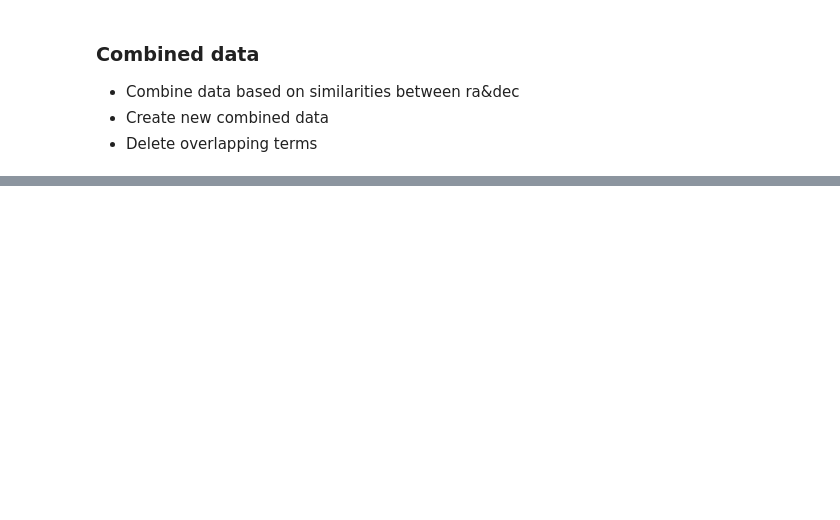
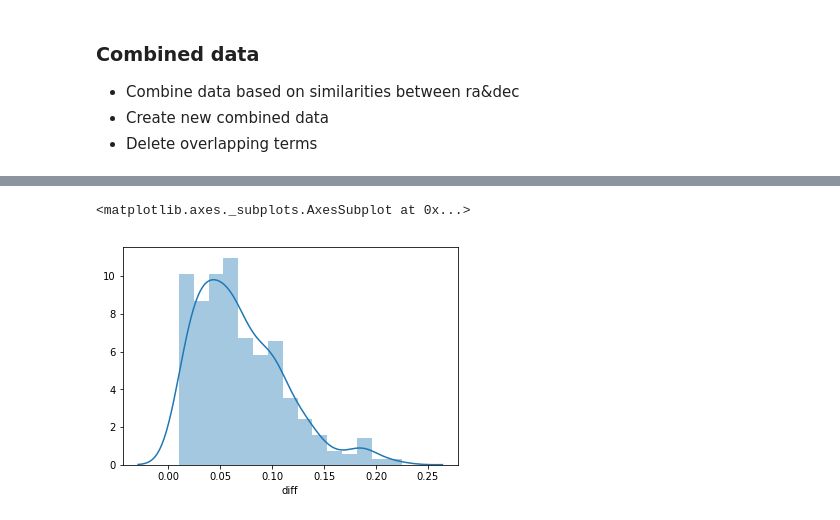
Before and after one commit to oliang2000/yerkes-plate-digitization, a Jupyter notebook: DataMatching.ipynb, the cells around one changed output, grey strips where cells are left out. Saved outputs shown, nothing was run; the diff lists cells and outputs as text; code cells hidden in the pictures; blank space fills up the shorter version.

```diff
--- a/DataMatching.ipynb
+++ b/DataMatching.ipynb
@@ -75,0 +85,5 @@ sns.regplot('phot_bp_mean_mag','magnitude',data=df)
+# %%
+sns.distplot(df['diff'])
+# %% [output]
+<matplotlib.axes._subplots.AxesSubplot at 0x...>
+[figure, added]
```
Also changed, not shown: parts of 8 cells of this notebook.
